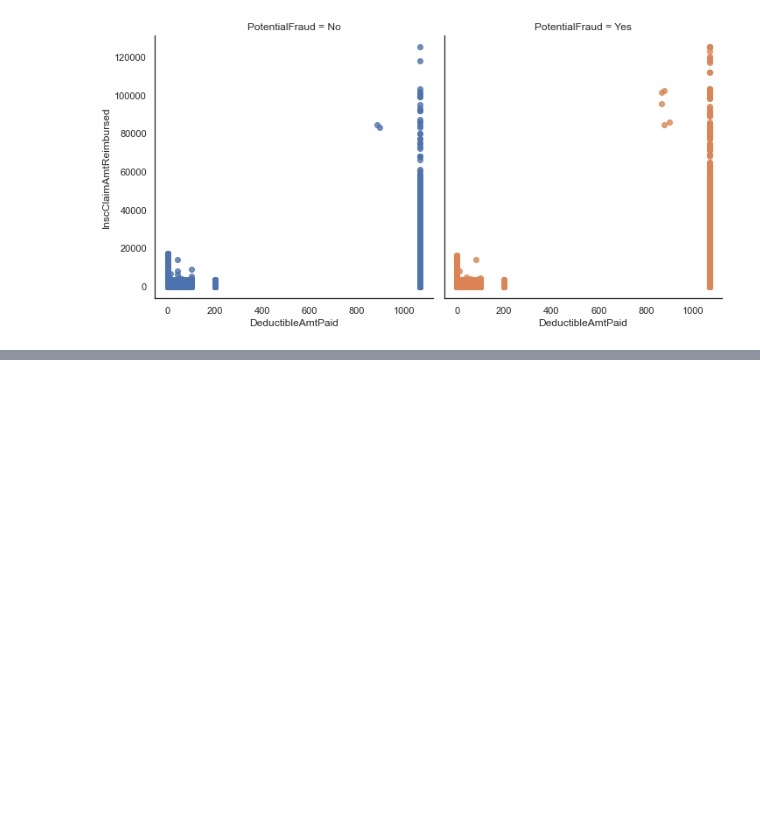
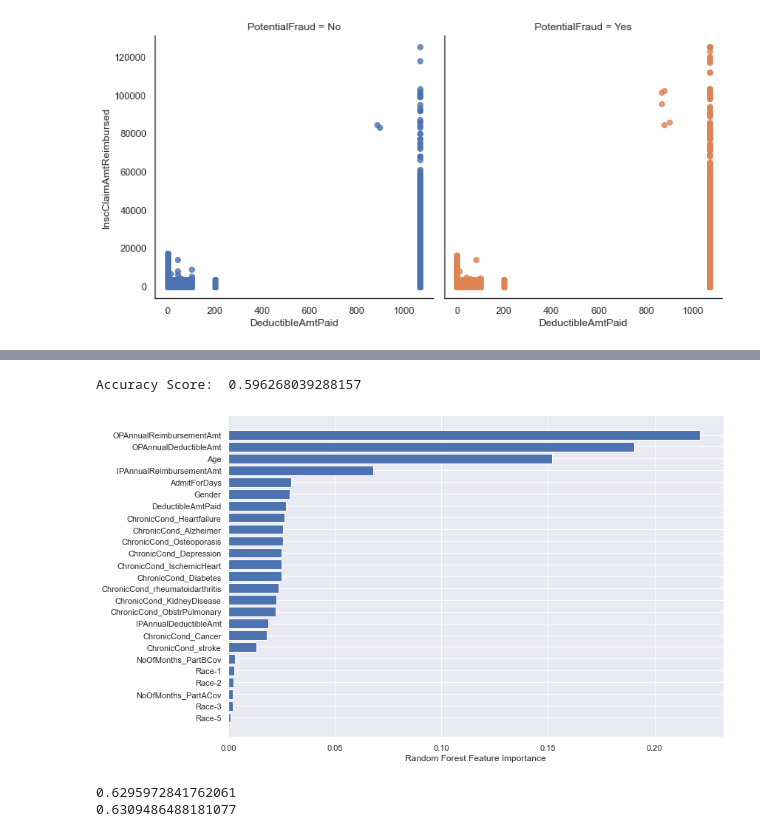
Before and after one commit to terencepak/Healthcare-Provider-Fraud, a Jupyter notebook: Healthcare Fraud Detection.ipynb, the cells around one changed output, grey strips where cells are left out. Cells and saved outputs as stored; diff of their text form; code cells hidden in the pictures; blank space fills up the shorter version.

```diff
--- a/Healthcare Fraud Detection.ipynb
+++ b/Healthcare Fraud Detection.ipynb
@@ -525,0 +661,23 @@ ValueError: could not convert string to float: 'BENE11001'
+# %%
+#Random Forest regressor
+rf = RandomForestRegressor()
+rf.fit(x_train, y_train)
+rf.feature_importances_
+sorted_idx = rf.feature_importances_.argsort()
+plt.barh(x_train.columns[sorted_idx], rf.feature_importances_[sorted_idx])
+plt.xlabel("Random Forest Feature Importance")
+print('Accuracy Score: ', rf.score(x_train, y_train))
+# %% [output]
+Accuracy Score:  0.596268039288157
+[figure, added]
+# %%
+#Logistic Regression
+lr= LogisticRegression()
+lr.fit(x_train, y_train)
+train_pred= lr.predict(x_train)
+test_pred= lr.predict(x_test)
+print(accuracy_score(y_train,train_pred))
+print(accuracy_score(y_test,test_pred))
+# %% [output]
+0.6295972841762061
+0.6309486488181077
```
Also changed, not shown: parts of 23 cells of this notebook, 3 other files.
